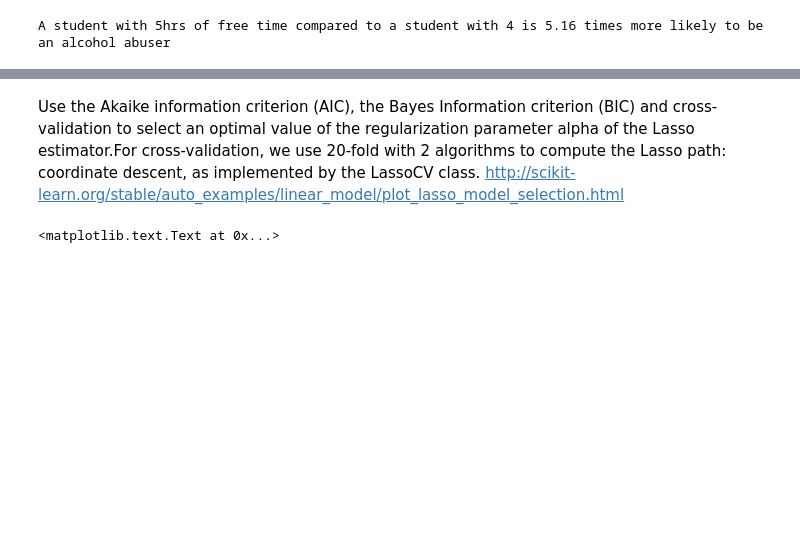
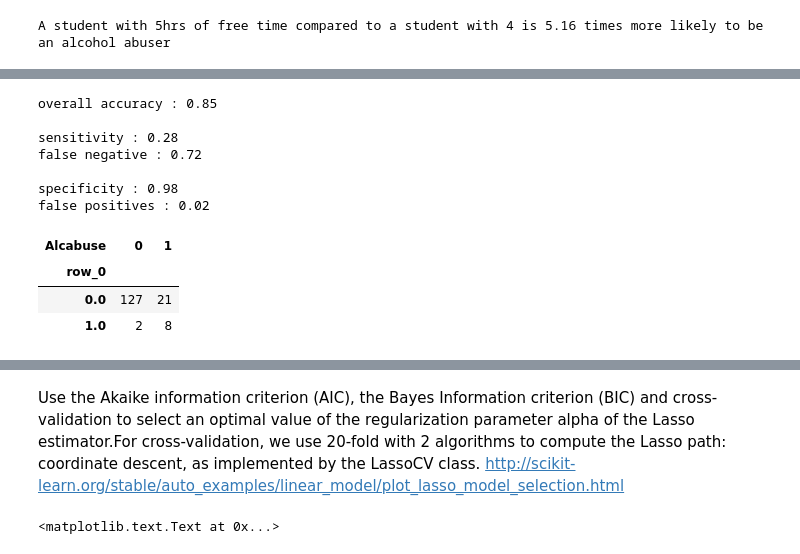
Before and after one commit to ljchang/psyc63, a Jupyter notebook: Notebooks/DataAnalysis2.ipynb, the cells around one changed output, grey strips where cells are left out. Cells and saved outputs as stored; diff of their text form; code cells hidden in the pictures; blank space fills up the shorter version.

```diff
--- a/Notebooks/DataAnalysis2.ipynb
+++ b/Notebooks/DataAnalysis2.ipynb
@@ -206,3 +288,34 @@ false positives : 0.038760
+# %%
+ytestpred = logmt.predict(test)
+cutoff = .7
+ytestpred[ytestpred>=cutoff] =1
+ytestpred[ytestpred<cutoff] =0
+accs = pd.crosstab(ytestpred,test["Alcabuse"])
+
+# Overall accuracy
+print 'overall accuracy : %.2f ' %((accs[0][0]+accs[1][1])/float(test.shape[0]))
+# Sensitivity and false negatives
+print ''
+print 'sensitivity : %.2f ' %(float(accs[1][1])/(accs[1][1]+accs[1][0]))
+print 'false negative : %.2f ' %(float(accs[1][0])/(accs[1][1]+accs[1][0]))
+# Specificity and false positives
+print ''
+print 'specificity : %.2f ' %(float(accs[0][0])/(accs[0][0]+accs[0][1]))
+print 'false positives : %.2f ' %(float(accs[0][1])/(accs[0][0]+accs[0][1]))
+
+accs
+# %% [output]
+overall accuracy : 0.85
+
+sensitivity : 0.28
+false negative : 0.72
+
+specificity : 0.98
+false positives : 0.02
+| Alcabuse | 0 | 1 |
+| row_0 |  |  |
+| 0.0 | 127 | 21 |
+| 1.0 | 2 | 8 |
 # %% [markdown]
 # Regularization
 
```
Also changed, not shown: parts of 27 cells of this notebook.
